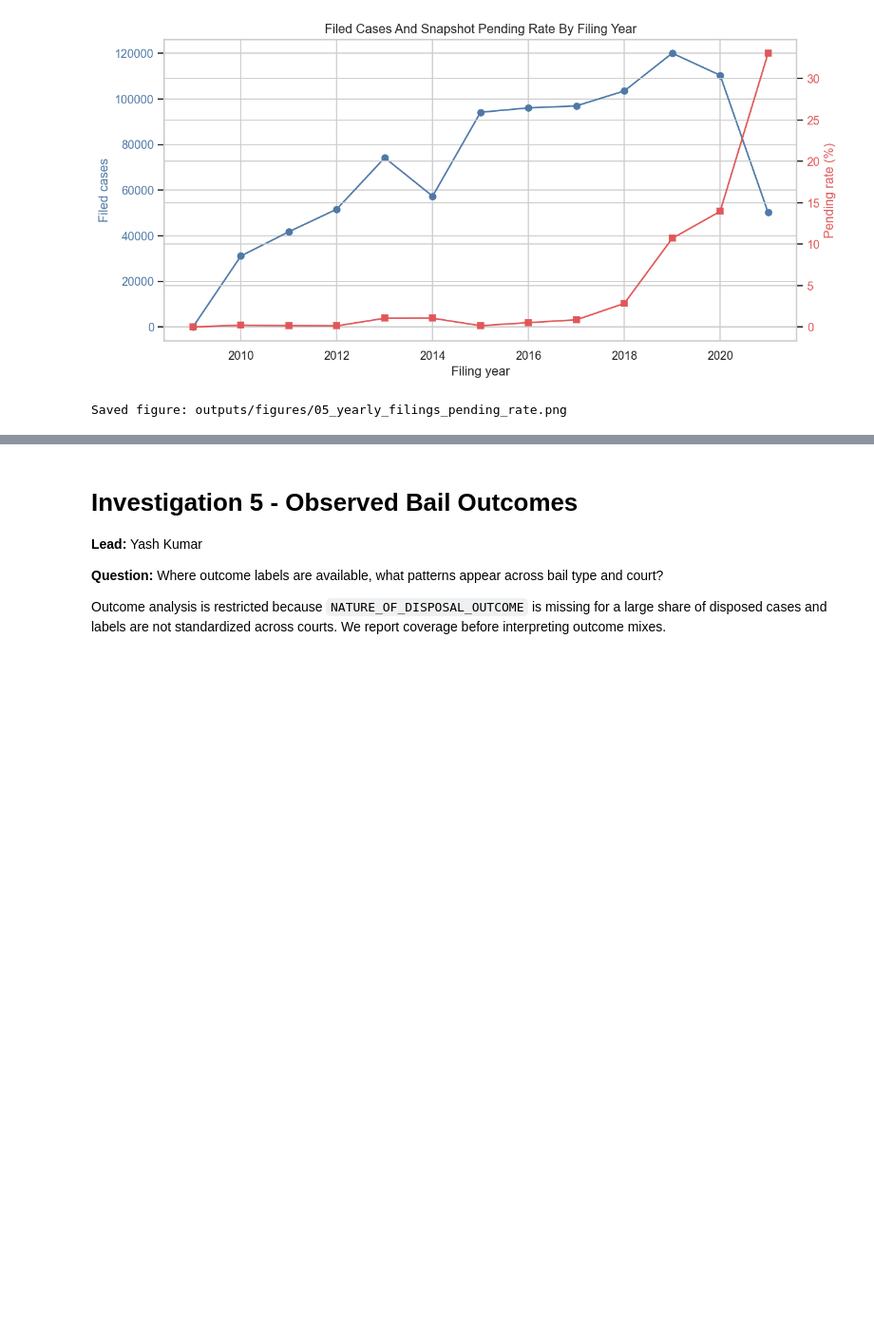
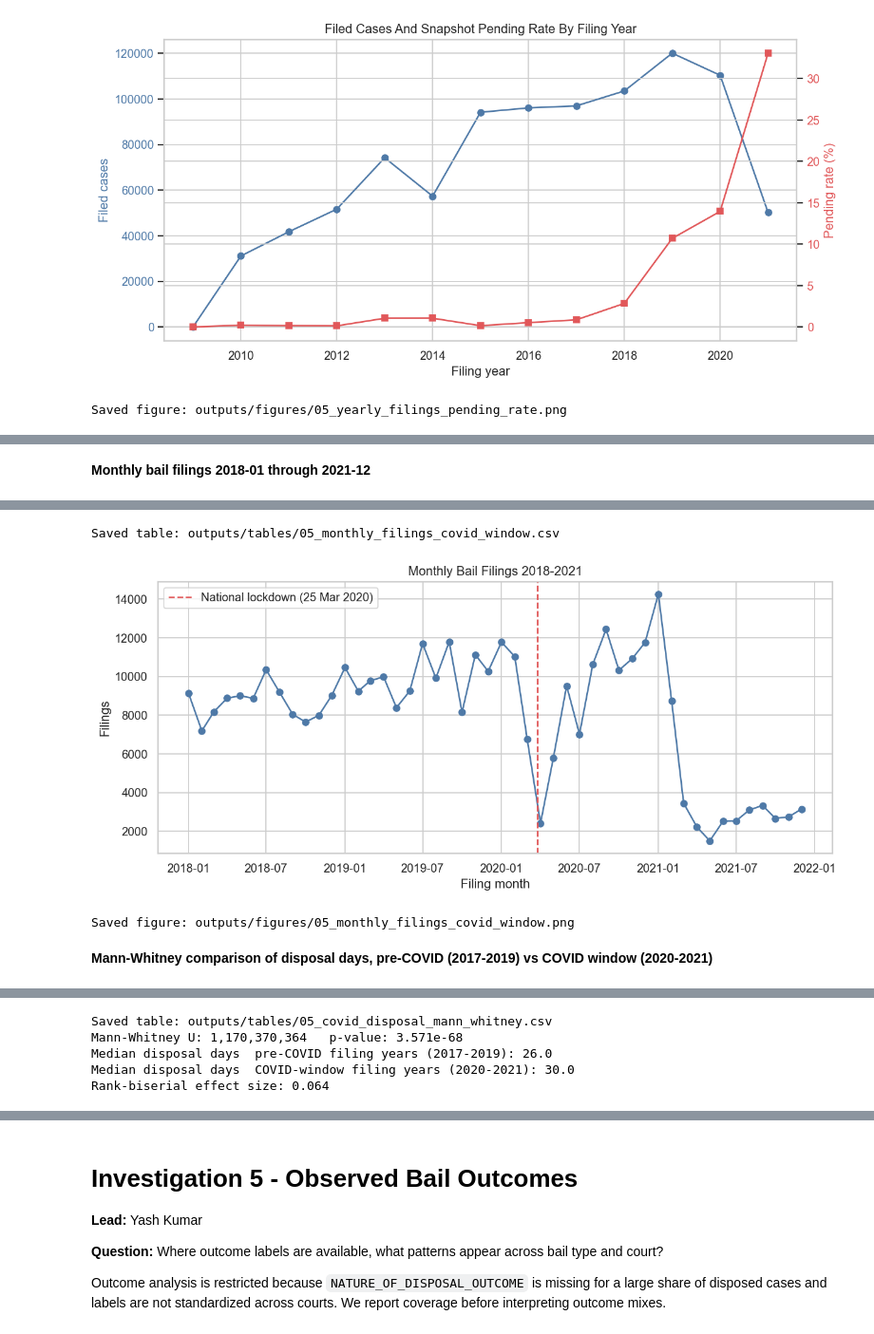
Before and after one commit to PranavPipariya/HSL530, a Jupyter notebook: Phase2_Bail_Empirical_Investigation.ipynb, the cells around one changed output, grey strips where cells are left out. Shown at 95% size. Saved outputs shown, nothing was run; the diff lists cells and outputs as text; code cells hidden in the pictures; blank space fills up the shorter version.

```diff
--- a/Phase2_Bail_Empirical_Investigation.ipynb
+++ b/Phase2_Bail_Empirical_Investigation.ipynb
@@ -1350,0 +1530,69 @@ Saved figure: outputs/figures/05_yearly_filings_pending_rate.png
+# %%
+df_with_filed = df.dropna(subset=["DATE_FILED_PARSED"]).copy()
+df_with_filed["FILED_MONTH_KEY"] = df_with_filed["DATE_FILED_PARSED"].dt.to_period("M").dt.to_timestamp()
+covid_window_df = df_with_filed[
+    (df_with_filed["FILED_MONTH_KEY"] >= "2018-01-01")
+    & (df_with_filed["FILED_MONTH_KEY"] <= "2021-12-31")
+]
+monthly_filings = (
+    covid_window_df.groupby("FILED_MONTH_KEY")
+    .size()
+    .rename("filings")
+    .reset_index()
+    .sort_values("FILED_MONTH_KEY")
+)
+table_out(monthly_filings, "05_monthly_filings_covid_window.csv",
+          "Monthly bail filings 2018-01 through 2021-12", index=False)
+
+plt.figure(figsize=(10, 4.6))
+plt.plot(monthly_filings["FILED_MONTH_KEY"], monthly_filings["filings"], marker="o", color="#4E79A7")
+plt.axvline(pd.Timestamp("2020-03-25"), color="#E15759", linestyle="--", linewidth=1.5,
+            label="National lockdown (25 Mar 2020)")
+plt.title("Monthly Bail Filings 2018-2021")
+plt.xlabel("Filing month")
+plt.ylabel("Filings")
+plt.legend()
+save_current_fig("05_monthly_filings_covid_window.png")
+
+pre_covid_disposal = disposed.loc[
+    disposed["FILED_YEAR"].between(2017, 2019), "DISPOSAL_DAYS"
+].dropna()
+covid_window_disposal = disposed.loc[
+    disposed["FILED_YEAR"].between(2020, 2021), "DISPOSAL_DAYS"
+].dropna()
+
+sample_cap = 50_000
+pre_sample = pre_covid_disposal.sample(
+    n=min(sample_cap, len(pre_covid_disposal)), random_state=RANDOM_SEED
+)
+covid_sample = covid_window_disposal.sample(
+    n=min(sample_cap, len(covid_window_disposal)), random_state=RANDOM_SEED
+)
+
+mw_result = scipy_stats.mannwhitneyu(pre_sample, covid_sample, alternative="two-sided")
+n1, n2 = len(pre_sample), len(covid_sample)
+rank_biserial = 1 - (2 * float(mw_result.statistic)) / (n1 * n2)
+
+covid_test_summary = pd.DataFrame([{
+    "test": "Mann-Whitney U two-sided",
+    "n_pre_covid_sample": n1,
+    "n_covid_window_sample": n2,
+    "median_pre_covid_days": float(pre_sample.median()),
+    "median_covid_window_days": float(covid_sample.median()),
+    "U_statistic": float(mw_result.statistic),
+    "p_value": float(mw_result.pvalue),
+    "rank_biserial_effect": float(rank_biserial),
+}])
+table_out(
+    covid_test_summary.round(4),
+    "05_covid_disposal_mann_whitney.csv",
+    "Mann-Whitney comparison of disposal days, pre-COVID (2017-2019) vs COVID window (2020-2021)",
+    index=False,
+)
+
+print(f"Mann-Whitney U: {mw_result.statistic:,.0f}   p-value: {mw_result.pvalue:.3e}")
+print(f"Median disposal days  pre-COVID filing years (2017-2019): {pre_sample.median():.1f}")
+print(f"Median disposal days  COVID-window filing years (2020-2021): {covid_sample.median():.1f}")
+print(f"Rank-biserial effect size: {rank_biserial:.3f}")
+# %% [output]
+**Monthly bail filings 2018-01 through 2021-12**
@@ -1350,0 +1616,4 @@ Saved figure: outputs/figures/05_yearly_filings_pending_rate.png
+Saved table: outputs/tables/05_monthly_filings_covid_window.csv
+[figure, added]
+Saved figure: outputs/figures/05_monthly_filings_covid_window.png
+**Mann-Whitney comparison of disposal days, pre-COVID (2017-2019) vs COVID window (2020-2021)**
@@ -1351 +1622,6 @@ Saved figure: outputs/figures/05_yearly_filings_pending_rate.png
+Saved table: outputs/tables/05_covid_disposal_mann_whitney.csv
+Mann-Whitney U: 1,170,370,364   p-value: 3.571e-68
+Median disposal days  pre-COVID filing years (2017-2019): 26.0
+Median disposal days  COVID-window filing years (2020-2021): 30.0
+Rank-biserial effect size: 0.064
 # %% [markdown]
```
Also changed, not shown: parts of 25 cells of this notebook, 21 other files.
